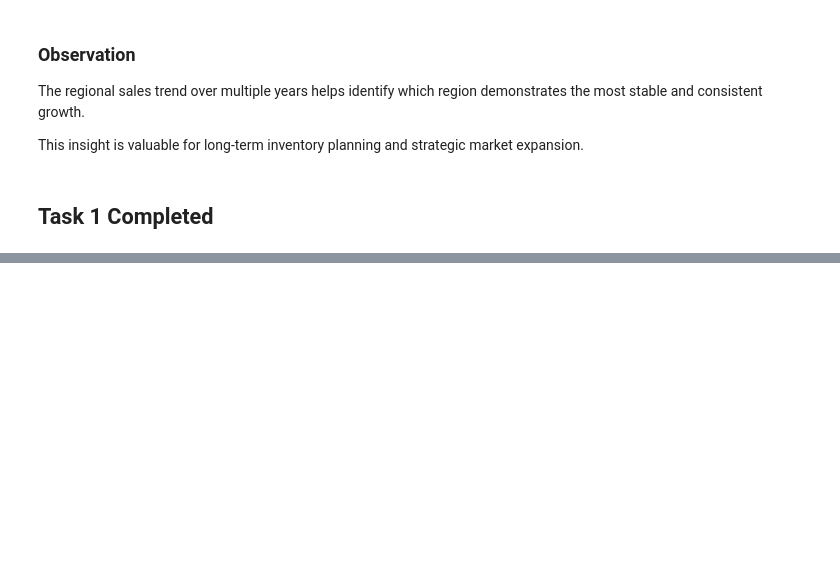
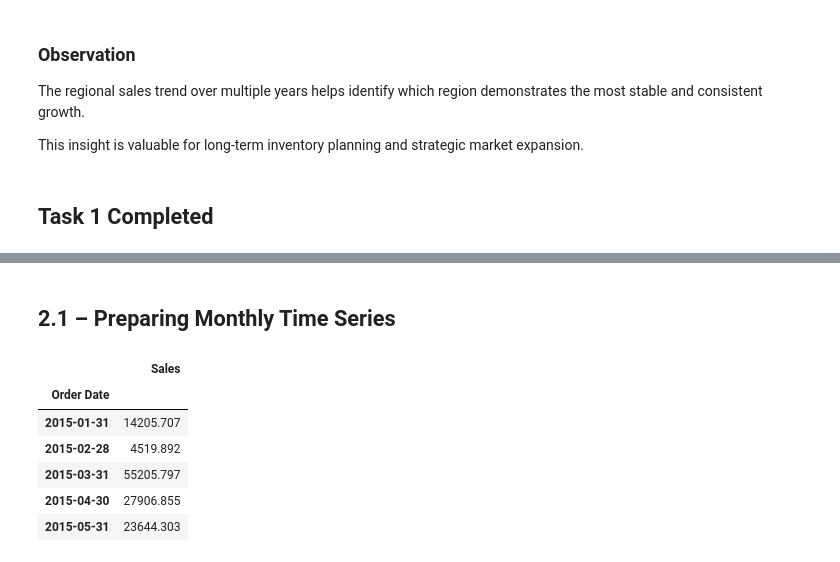
Before and after one commit to opmeenaji81/SalesForecasting_OmprakashMeena, a Jupyter notebook: analysis.ipynb, the cells around one changed output, grey strips where cells are left out. Cells and saved outputs as stored; diff of their text form; code cells hidden in the pictures; blank space fills up the shorter version.

```diff
--- a/analysis.ipynb
+++ b/analysis.ipynb
@@ -904,0 +917,16 @@ This insight is valuable for long-term inventory planning and strategic market e
+# %% [markdown]
+## 2.1 – Preparing Monthly Time Series
+# %%
+monthly_ts = monthly_sales.copy()
+
+monthly_ts = monthly_ts.set_index("Order Date")
+
+monthly_ts.head()
+# %% [output]
+|  | Sales |
+| Order Date |  |
+| 2015-01-31 | 14205.707 |
+| 2015-02-28 | 4519.892 |
+| 2015-03-31 | 55205.797 |
+| 2015-04-30 | 27906.855 |
+| 2015-05-31 | 23644.303 |
```
Also changed, not shown: parts of 9 cells of this notebook.
